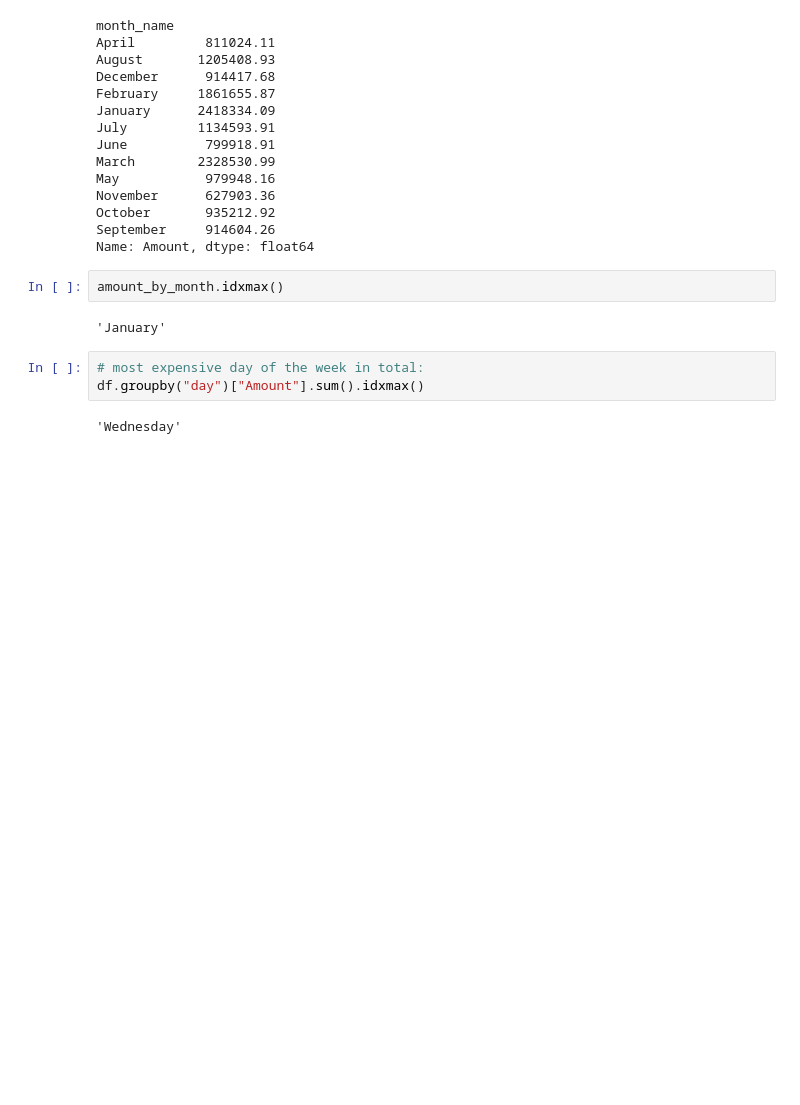
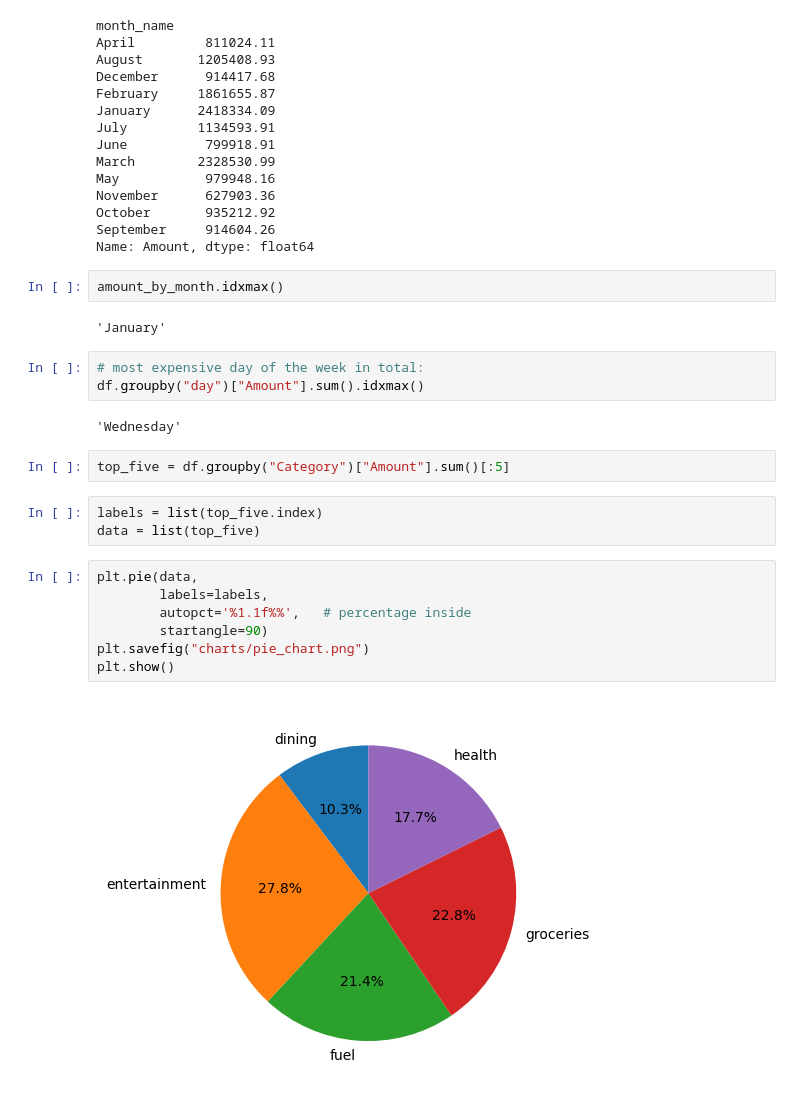
Before and after one commit to dipak1920basnet/Daily_Expense_Tracker, a Jupyter notebook: expense_tracker.ipynb, the cells around one changed output. Cells and saved outputs as stored; diff of their text form; blank space fills up the shorter version.

Commit message:
visualize the data

```diff
--- a/expense_tracker.ipynb
+++ b/expense_tracker.ipynb
@@ -321,3 +321,17 @@ amount_by_month.idxmax()
 df.groupby("day")["Amount"].sum().idxmax()
 # %% [output]
 'Wednesday'
+# %%
+top_five = df.groupby("Category")["Amount"].sum()[:5]
+# %%
+labels = list(top_five.index)
+data = list(top_five)
+# %%
+plt.pie(data,
+        labels=labels,
+        autopct='%1.1f%%',   # percentage inside
+        startangle=90)
+plt.savefig("charts/pie_chart.png")
+plt.show()
+# %% [output]
+[figure, added]
```
Also changed, not shown: parts of 3 cells of this notebook, 4 other files.
